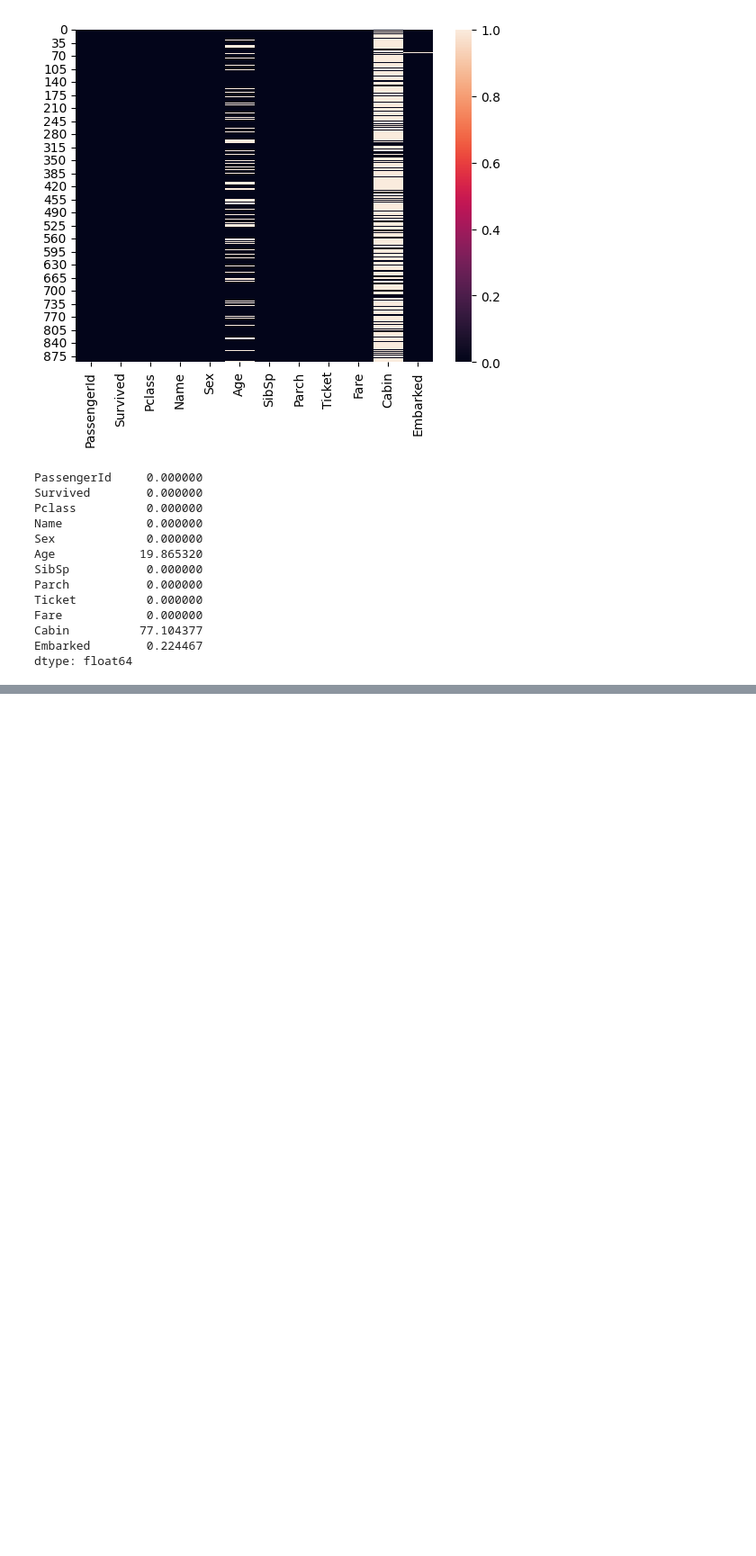
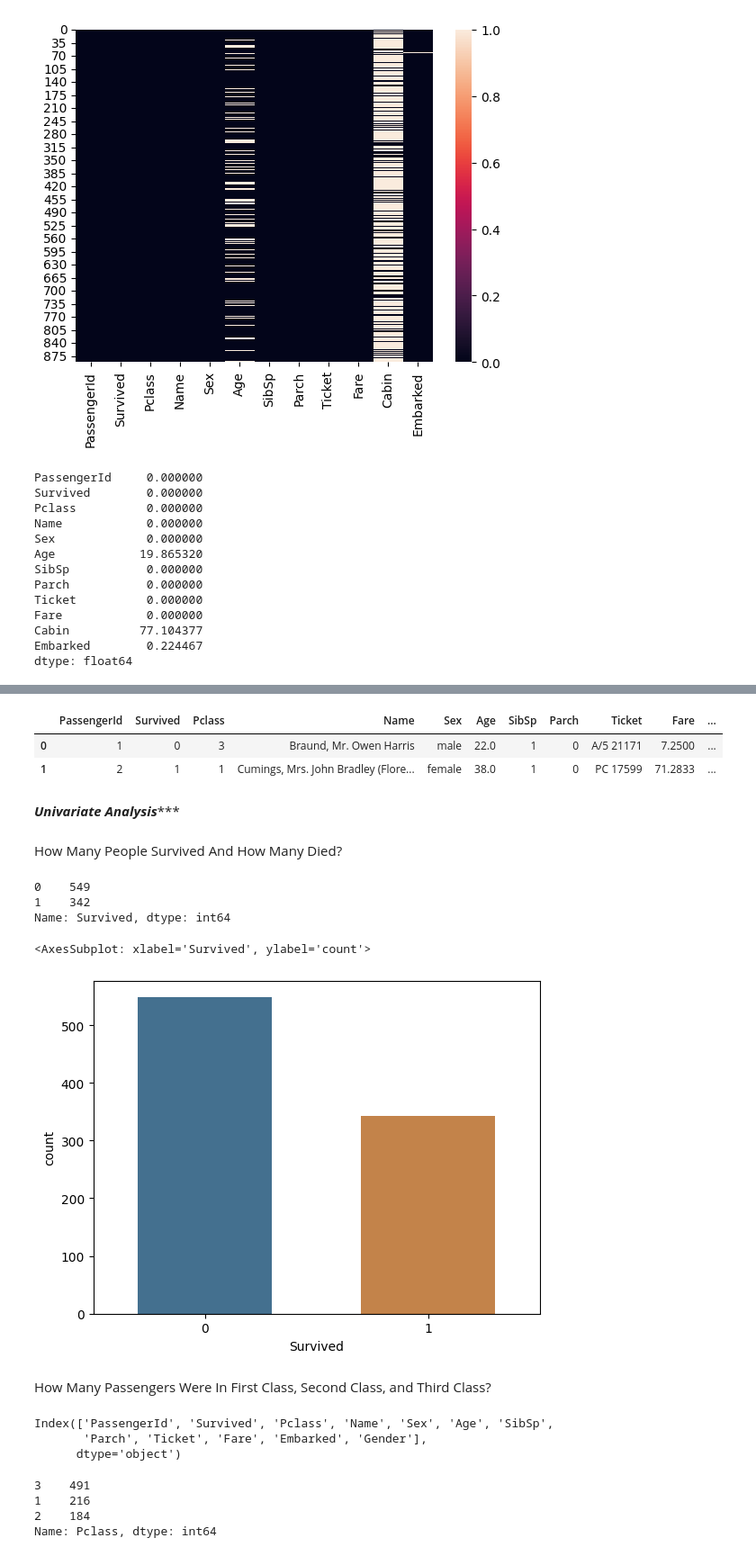
Before and after one commit to smashfakuddin/Titanic_Disaster, a Jupyter notebook: titanic_data.ipynb, the cells around one changed output, grey strips where cells are left out. Shown at 90% size. Cells and saved outputs as stored; diff of their text form; code cells hidden in the pictures; blank space fills up the shorter version.

```diff
--- a/titanic_data.ipynb
+++ b/titanic_data.ipynb
@@ -185,0 +188,2 @@ dtype: float64
+# %%
+df.drop('Cabin', axis=1, inplace=True)
@@ -185,0 +211,4 @@ dtype: float64
+# %%
+df['Embarked'].fillna('S', inplace=True)
+# %%
+df['Age'].fillna(df['Age'].mean(), inplace=True)
@@ -185,0 +245,38 @@ dtype: float64
+# %%
+df["Gender"] = df['Sex'].map({'male':1,"female":0})
+# %%
+df.head(2)
+# %% [output]
+|  | PassengerId | Survived | Pclass | Name | Sex | Age | SibSp | Parch | Ticket | Fare | ... |
+| 0 | 1 | 0 | 3 | Braund, Mr. Owen Harris | male | 22.0 | 1 | 0 | A/5 21171 | 7.2500 | ... |
+| 1 | 2 | 1 | 1 | Cumings, Mrs. John Bradley (Flore... | female | 38.0 | 1 | 0 | PC 17599 | 71.2833 | ... |
+# %% [markdown]
+*****Univariate Analysis********
+# %% [markdown]
+How Many People Survived And How Many Died?
+# %%
+df['Survived'].value_counts()
+# %% [output]
+0    549
+1    342
+Name: Survived, dtype: int64
+# %%
+sns.countplot(x=df["Survived"], width=.6, saturation=.5)
+# %% [output]
+<AxesSubplot: xlabel='Survived', ylabel='count'>
+[figure, added]
+# %% [markdown]
+How Many Passengers Were In First Class, Second Class, and Third Class?
+# %%
+df.columns
+# %% [output]
+Index(['PassengerId', 'Survived', 'Pclass', 'Name', 'Sex', 'Age', 'SibSp',
+       'Parch', 'Ticket', 'Fare', 'Embarked', 'Gender'],
+      dtype='object')
+# %%
+df['Pclass'].value_counts()
+# %% [output]
+3    491
+1    216
+2    184
+Name: Pclass, dtype: int64
```
Also changed, not shown: parts of 21 cells of this notebook.
